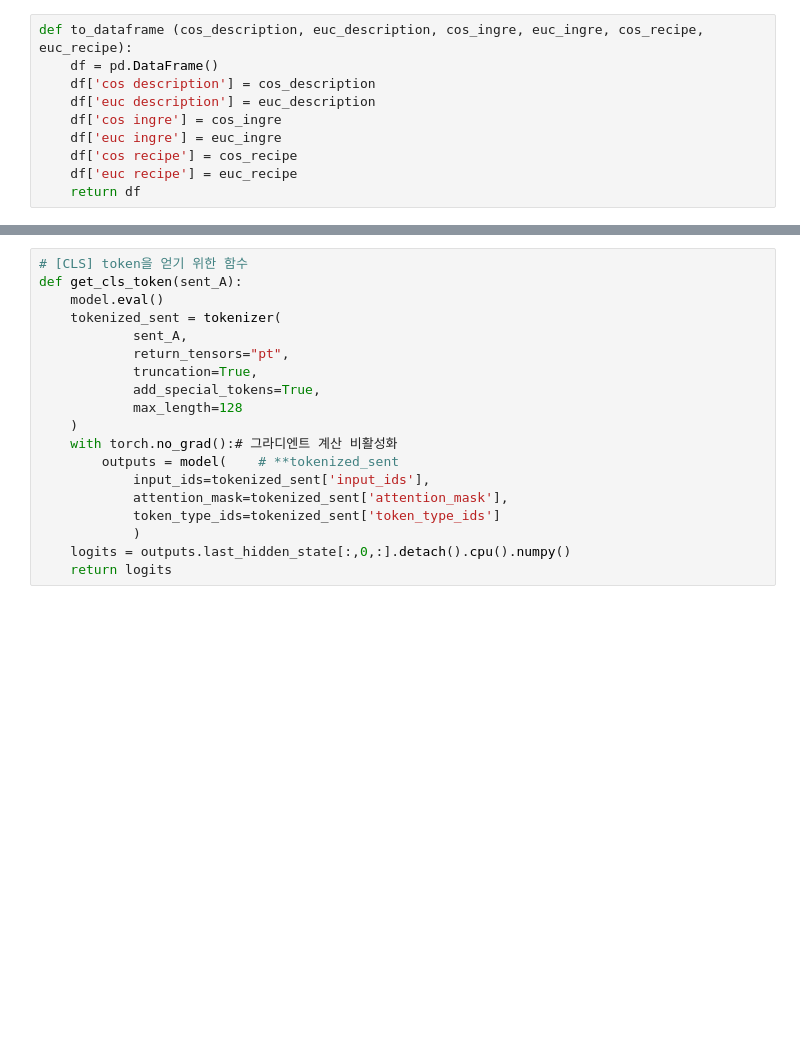
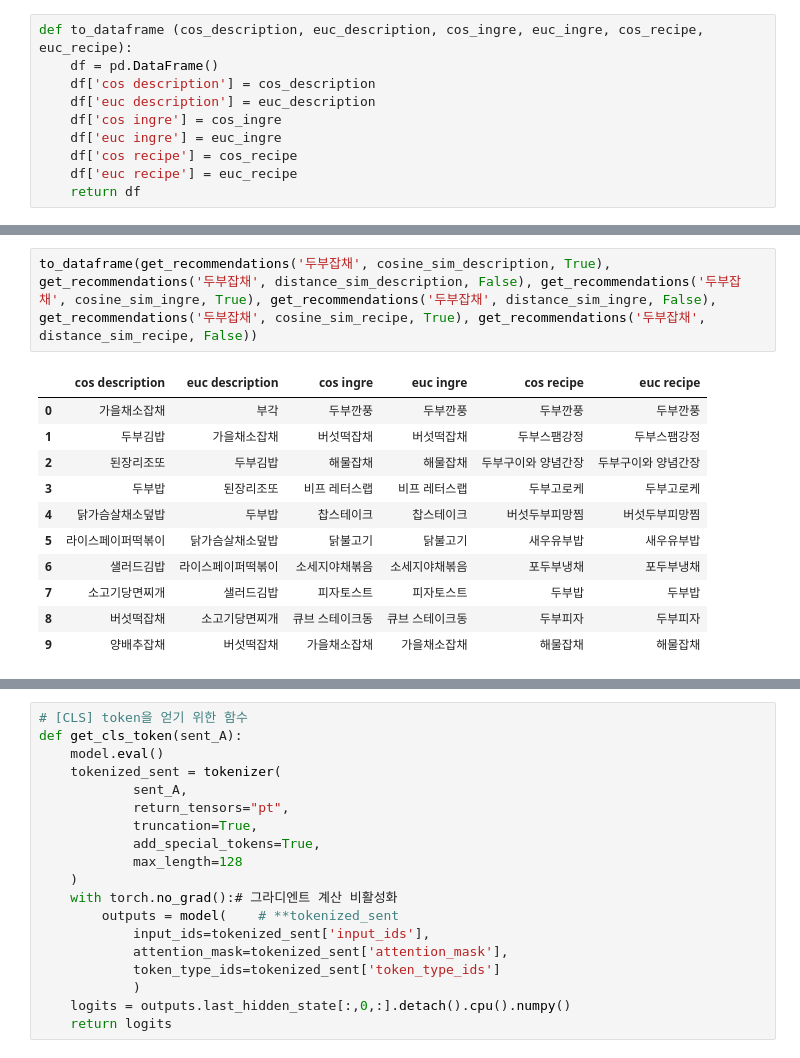
Before and after one commit to parkm2ngyu00/MachineLearningPractice, a Jupyter notebook: FarmKit/08 09/만개의레시피.ipynb, the cells around one changed output, grey strips where cells are left out. Saved outputs shown, nothing was run; the diff lists cells and outputs as text; blank space fills up the shorter version.

```diff
--- a/FarmKit/08 09/만개의레시피.ipynb
+++ b/FarmKit/08 09/만개의레시피.ipynb
@@ -88,3 +110,17 @@ to_dataframe(get_recommendations('고구마치즈빵', cosine_sim_description, T
+# %%
+to_dataframe(get_recommendations('두부잡채', cosine_sim_description, True), get_recommendations('두부잡채', distance_sim_description, False), get_recommendations('두부잡채', cosine_sim_ingre, True), get_recommendations('두부잡채', distance_sim_ingre, False), get_recommendations('두부잡채', cosine_sim_recipe, True), get_recommendations('두부잡채', distance_sim_recipe, False))
+# %% [output]
+|  | cos description | euc description | cos ingre | euc ingre | cos recipe | euc recipe |
+| 0 | 가을채소잡채 | 부각 | 두부깐풍 | 두부깐풍 | 두부깐풍 | 두부깐풍 |
+| 1 | 두부김밥 | 가을채소잡채 | 버섯떡잡채 | 버섯떡잡채 | 두부스팸강정 | 두부스팸강정 |
+| 2 | 된장리조또 | 두부김밥 | 해물잡채 | 해물잡채 | 두부구이와 양념간장 | 두부구이와 양념간장 |
+| 3 | 두부밥 | 된장리조또 | 비프 레터스랩 | 비프 레터스랩 | 두부고로케 | 두부고로케 |
+| 4 | 닭가슴살채소덮밥 | 두부밥 | 찹스테이크 | 찹스테이크 | 버섯두부피망찜 | 버섯두부피망찜 |
+| 5 | 라이스페이퍼떡볶이 | 닭가슴살채소덮밥 | 닭불고기 | 닭불고기 | 새우유부밥 | 새우유부밥 |
+| 6 | 샐러드김밥 | 라이스페이퍼떡볶이 | 소세지야채볶음 | 소세지야채볶음 | 포두부냉채 | 포두부냉채 |
+| 7 | 소고기당면찌개 | 샐러드김밥 | 피자토스트 | 피자토스트 | 두부밥 | 두부밥 |
+| 8 | 버섯떡잡채 | 소고기당면찌개 | 큐브 스테이크동 | 큐브 스테이크동 | 두부피자 | 두부피자 |
+| 9 | 양배추잡채 | 버섯떡잡채 | 가을채소잡채 | 가을채소잡채 | 해물잡채 | 해물잡채 |
 # %%
 !pip install transformers
 import torch
```
Also changed, not shown: parts of 6 cells of this notebook, 1 other file.
